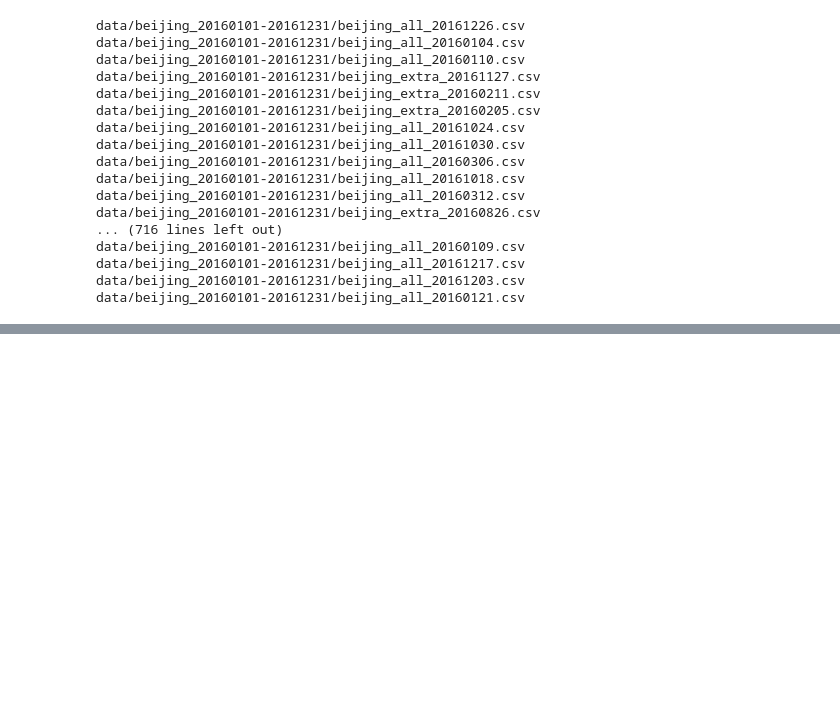
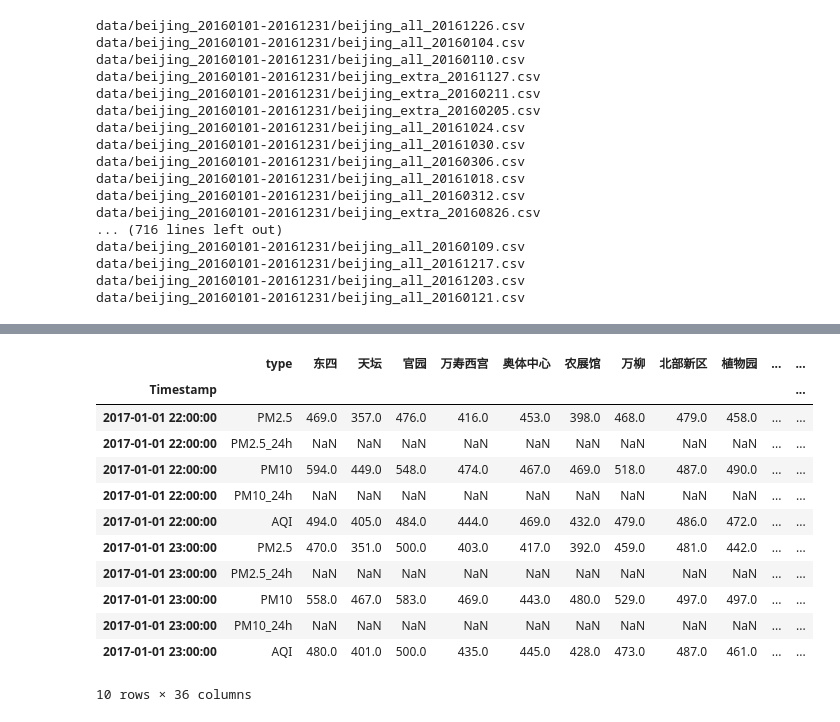
Before and after one commit to luoweimeng/Air-Quality, a Jupyter notebook: preprocess.ipynb, the cells around one changed output, grey strips where cells are left out. Cells and saved outputs as stored; diff of their text form; code cells hidden in the pictures; blank space fills up the shorter version.

```diff
--- a/preprocess.ipynb
+++ b/preprocess.ipynb
@@ -82,0 +111,18 @@ data =
+# %%
+df = pd.read_csv('data/beijing_20170101-20171231/beijing_all_20170101.csv', parse_dates={'Timestamp':['date', 'hour']}, index_col = 0, date_parser=parser)
+# %%
+df
+# %% [output]
+|  | type | 东四 | 天坛 | 官园 | 万寿西宫 | 奥体中心 | 农展馆 | 万柳 | 北部新区 | 植物园 | ... | ... |
+| Timestamp |  |  |  |  |  |  |  |  |  |  |  | ... |
+| 2017-01-01 22:00:00 | PM2.5 | 469.0 | 357.0 | 476.0 | 416.0 | 453.0 | 398.0 | 468.0 | 479.0 | 458.0 | ... | ... |
+| 2017-01-01 22:00:00 | PM2.5_24h | NaN | NaN | NaN | NaN | NaN | NaN | NaN | NaN | NaN | ... | ... |
+| 2017-01-01 22:00:00 | PM10 | 594.0 | 449.0 | 548.0 | 474.0 | 467.0 | 469.0 | 518.0 | 487.0 | 490.0 | ... | ... |
+| 2017-01-01 22:00:00 | PM10_24h | NaN | NaN | NaN | NaN | NaN | NaN | NaN | NaN | NaN | ... | ... |
+| 2017-01-01 22:00:00 | AQI | 494.0 | 405.0 | 484.0 | 444.0 | 469.0 | 432.0 | 479.0 | 486.0 | 472.0 | ... | ... |
+| 2017-01-01 23:00:00 | PM2.5 | 470.0 | 351.0 | 500.0 | 403.0 | 417.0 | 392.0 | 459.0 | 481.0 | 442.0 | ... | ... |
+| 2017-01-01 23:00:00 | PM2.5_24h | NaN | NaN | NaN | NaN | NaN | NaN | NaN | NaN | NaN | ... | ... |
+| 2017-01-01 23:00:00 | PM10 | 558.0 | 467.0 | 583.0 | 469.0 | 443.0 | 480.0 | 529.0 | 497.0 | 497.0 | ... | ... |
+| 2017-01-01 23:00:00 | PM10_24h | NaN | NaN | NaN | NaN | NaN | NaN | NaN | NaN | NaN | ... | ... |
+| 2017-01-01 23:00:00 | AQI | 480.0 | 401.0 | 500.0 | 435.0 | 445.0 | 428.0 | 473.0 | 487.0 | 461.0 | ... | ... |
+10 rows × 36 columns
```
Also changed, not shown: parts of 6 cells of this notebook.
